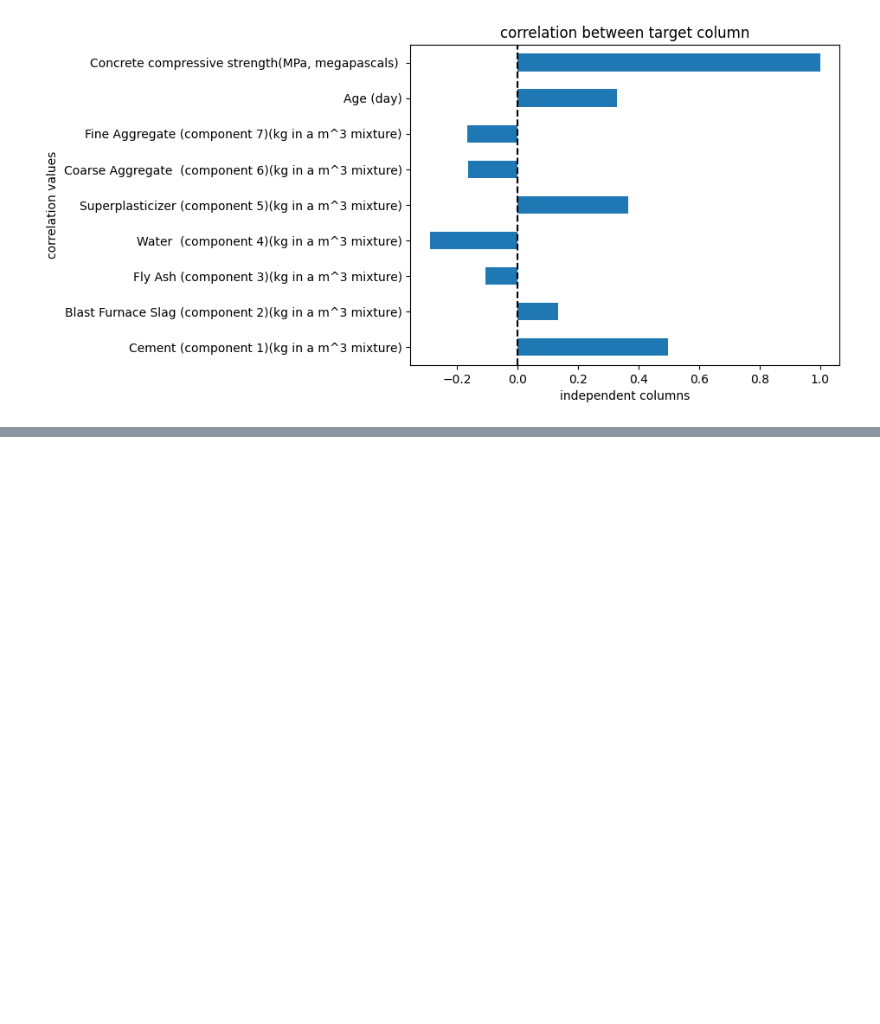
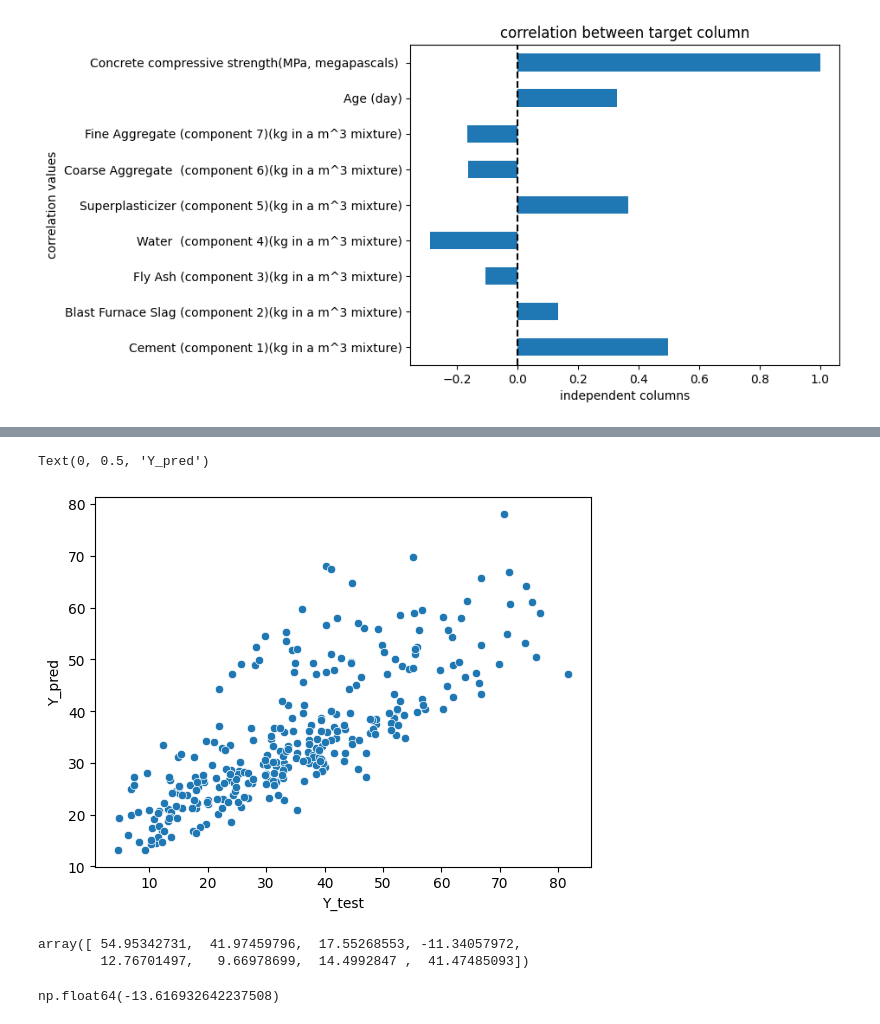
Before and after one commit to deva457/CementPrediction_Model, a Jupyter notebook: Model.ipynb, the cells around one changed output, grey strips where cells are left out. Saved outputs shown, nothing was run; the diff lists cells and outputs as text; code cells hidden in the pictures; blank space fills up the shorter version.

```diff
--- a/Model.ipynb
+++ b/Model.ipynb
@@ -188,0 +235,18 @@ plt.show()
+# %%
+sns.scatterplot(x = y_test,y = y_pred_LR)
+plt.xlabel('Y_test')
+plt.ylabel('Y_pred')
+# %% [output]
+Text(0, 0.5, 'Y_pred')
+[figure, added]
+# %%
+# Evaluate Coefficient
+LR.coef_
+# %% [output]
+array([ 54.95342731,  41.97459796,  17.55268553, -11.34057972,
+        12.76701497,   9.66978699,  14.4992847 ,  41.47485093])
+# %%
+# Evaluate constant value
+LR.intercept_
+# %% [output]
+np.float64(-13.616932642237508)
```
Also changed, not shown: parts of 7 cells of this notebook, 1 other file.
